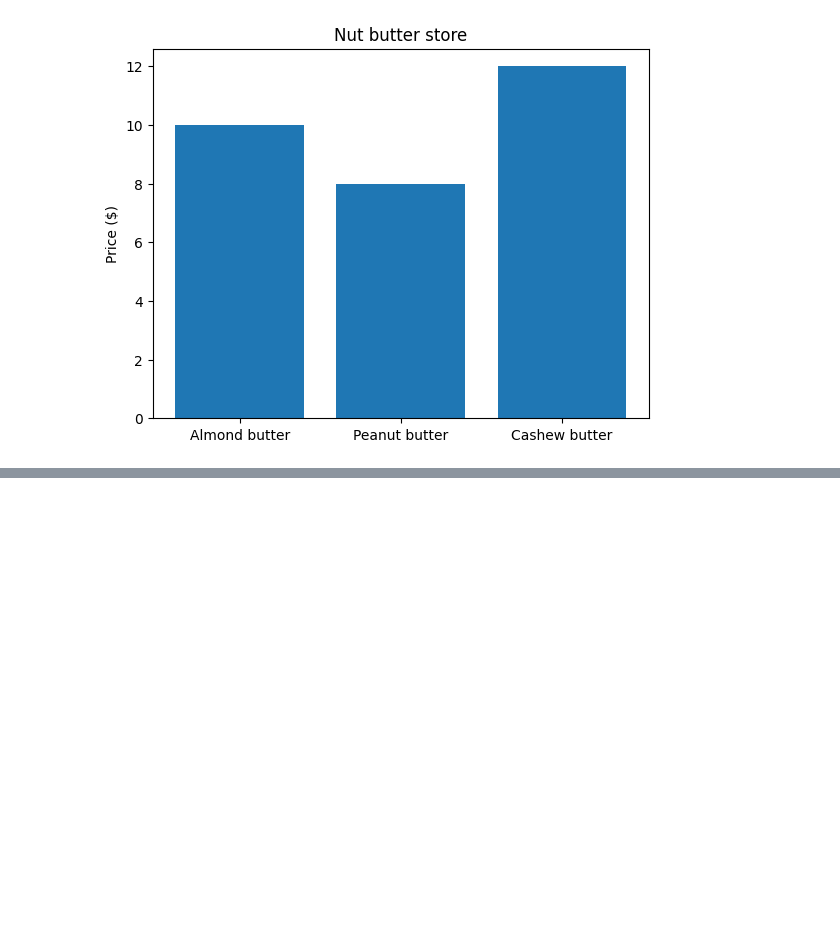
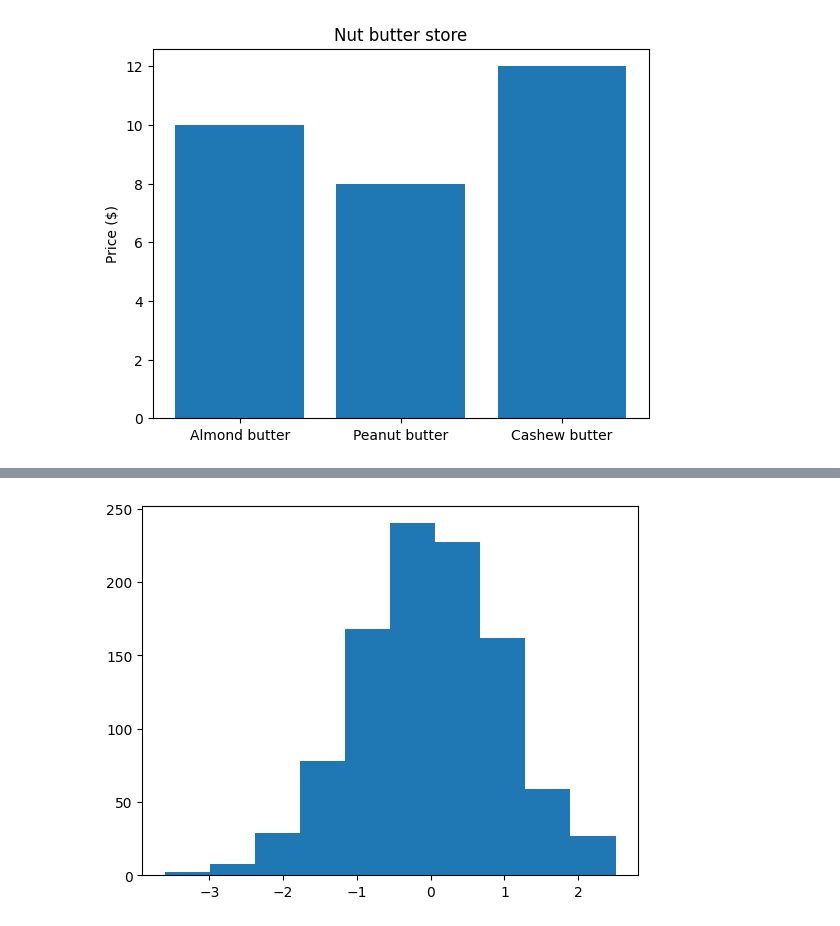
Before and after one commit to gnigam87/ML, a Jupyter notebook: NumpyPandasMatplotlib/Matplotlib_Intro.ipynb, the cells around one changed output, grey strips where cells are left out. Cells and saved outputs as stored; diff of their text form; code cells hidden in the pictures; blank space fills up the shorter version.

```diff
--- a/NumpyPandasMatplotlib/Matplotlib_Intro.ipynb
+++ b/NumpyPandasMatplotlib/Matplotlib_Intro.ipynb
@@ -133,0 +139,9 @@ ax.set(title="Nut butter store", ylabel="Price ($)");
+# %%
+# Histogram
+
+# Make some data
+x = np.random.randn(1000)
+fig, ax = plt.subplots()
+ax.hist(x);
+# %% [output]
+[figure, added]
```
Also changed, not shown: parts of 9 cells of this notebook.
